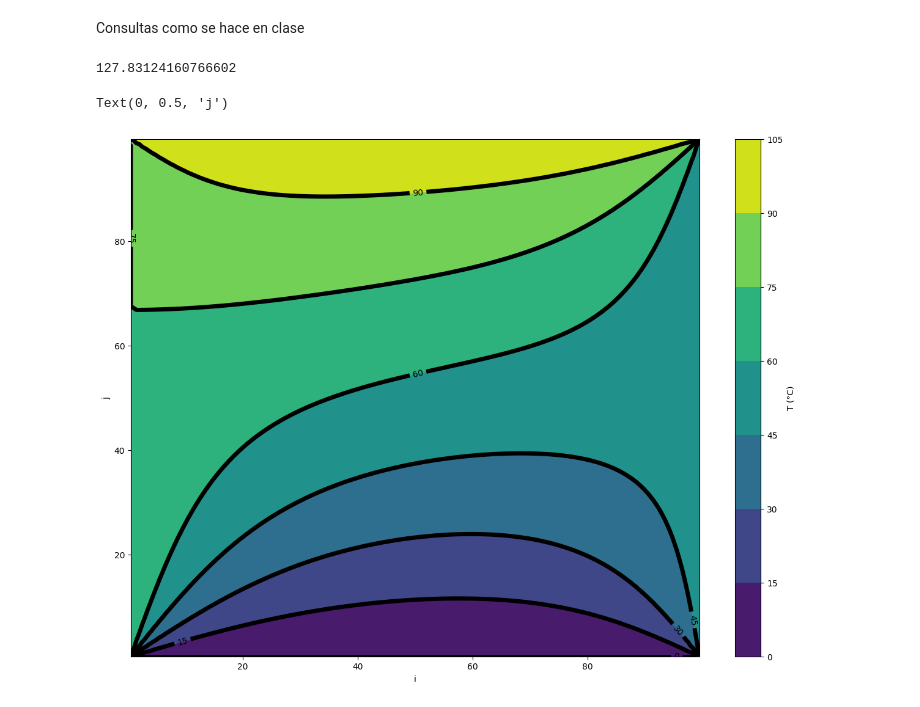
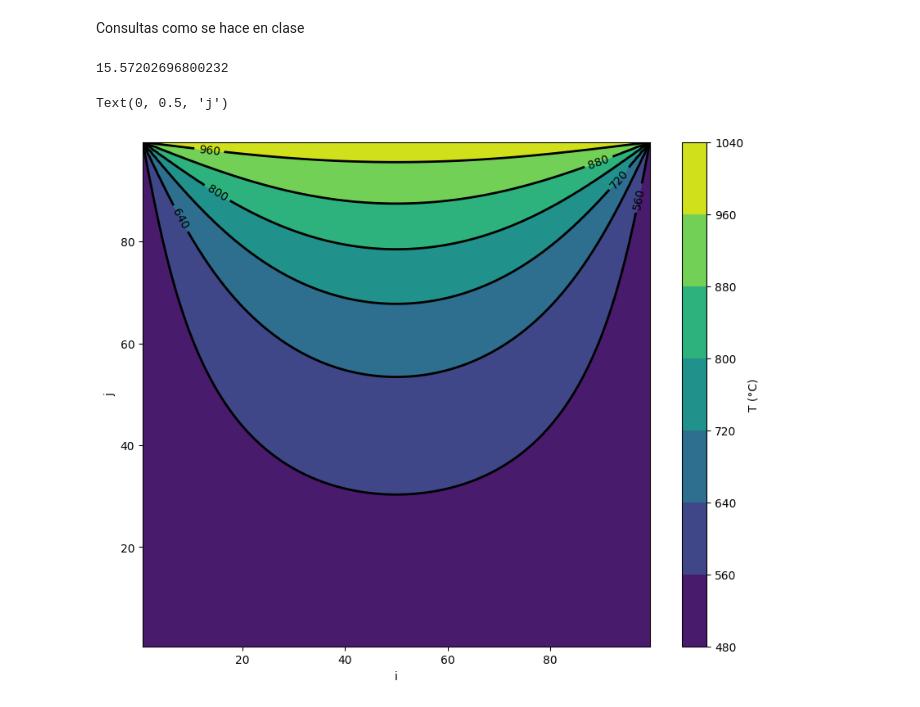
Before and after one commit to RoyGuz/MPP-ITJS-CondoriRoyer, a Jupyter notebook: MPP-Practicas/Guia2/Guia2-Ej1.ipynb, the cells around one changed output. Cells and saved outputs as stored; diff of their text form; code cells hidden in the pictures.

```diff
--- a/MPP-Practicas/Guia2/Guia2-Ej1.ipynb
+++ b/MPP-Practicas/Guia2/Guia2-Ej1.ipynb
@@ -73,7 +76,7 @@ def temp_chapa(cond_contor,Nx,Ny,typ_cond_contorno):
 # %%
 import time as ti
 # %%
-cond_contor = {'A':100,'B':50,'C':0,'D':75}
+cond_contor = {'A':1000,'B':500,'C':500,'D':500}
 typ_cond_contorno = {'A':'temp','B':'temp','C':'temp','D':'temp'}
 
 Nx = 100
@@ -89,17 +92,17 @@ print(t2-t1)
 
 #plt.matshow(T.reshape(Nx,Ny))
 # %% [output]
-127.83124160766602
+15.57202696800232
 # %%
-fig, ax = plt.subplots(figsize=(15,11))
+fig, ax = plt.subplots(figsize=(10,8))
 mappable = ax.contourf(T.reshape(Nx,Ny), origin = 'upper')
-levels = ax.contour(T.reshape(Nx,Ny),colors ='k',linewidths = 5, origin ='upper')
+levels = ax.contour(T.reshape(Nx,Ny),colors ='k',linewidths = 2, origin ='upper')
 cbar = plt.colorbar(mappable)
 
 cbar.set_label('T (°C)')
 ax.clabel(levels, )
 ax.set_xlabel('i')
 ax.set_ylabel('j')
 # %% [output]
 Text(0, 0.5, 'j')
-[figure, old version]
+[figure, new version]
```
Also changed, not shown: parts of 1 cell of this notebook, 1 other file.
